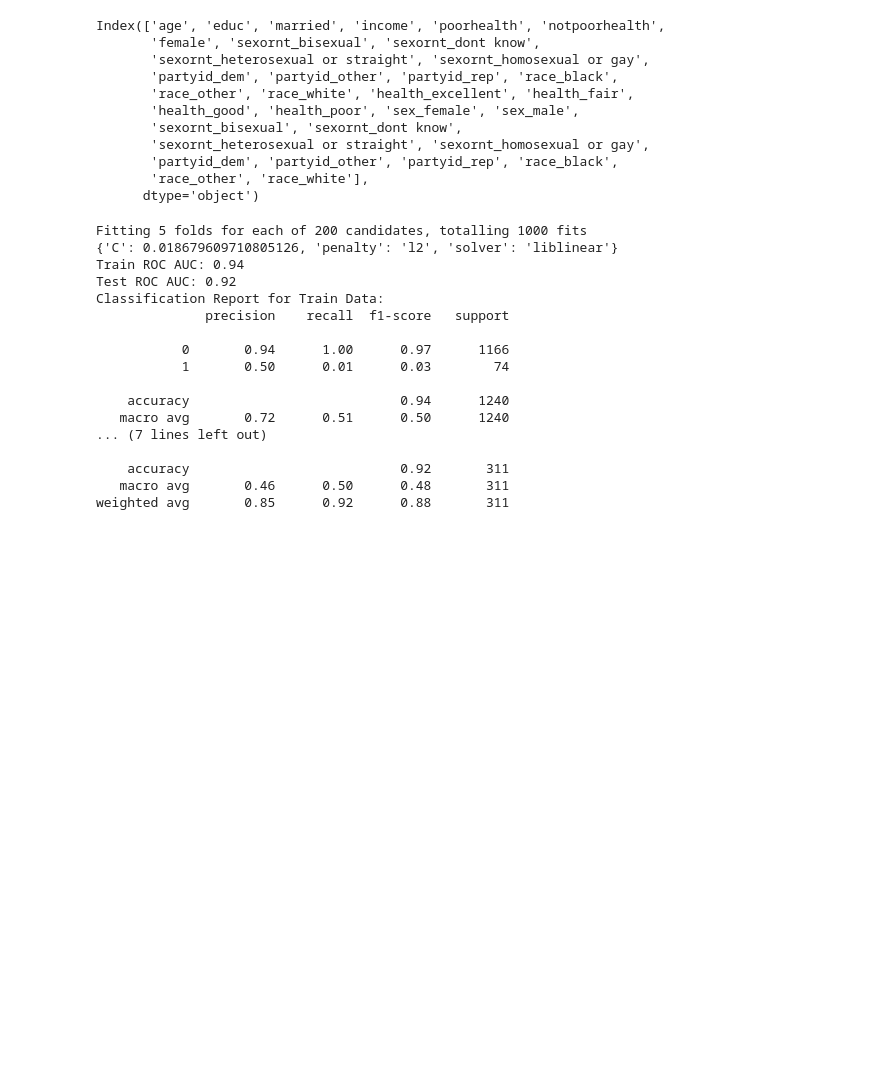
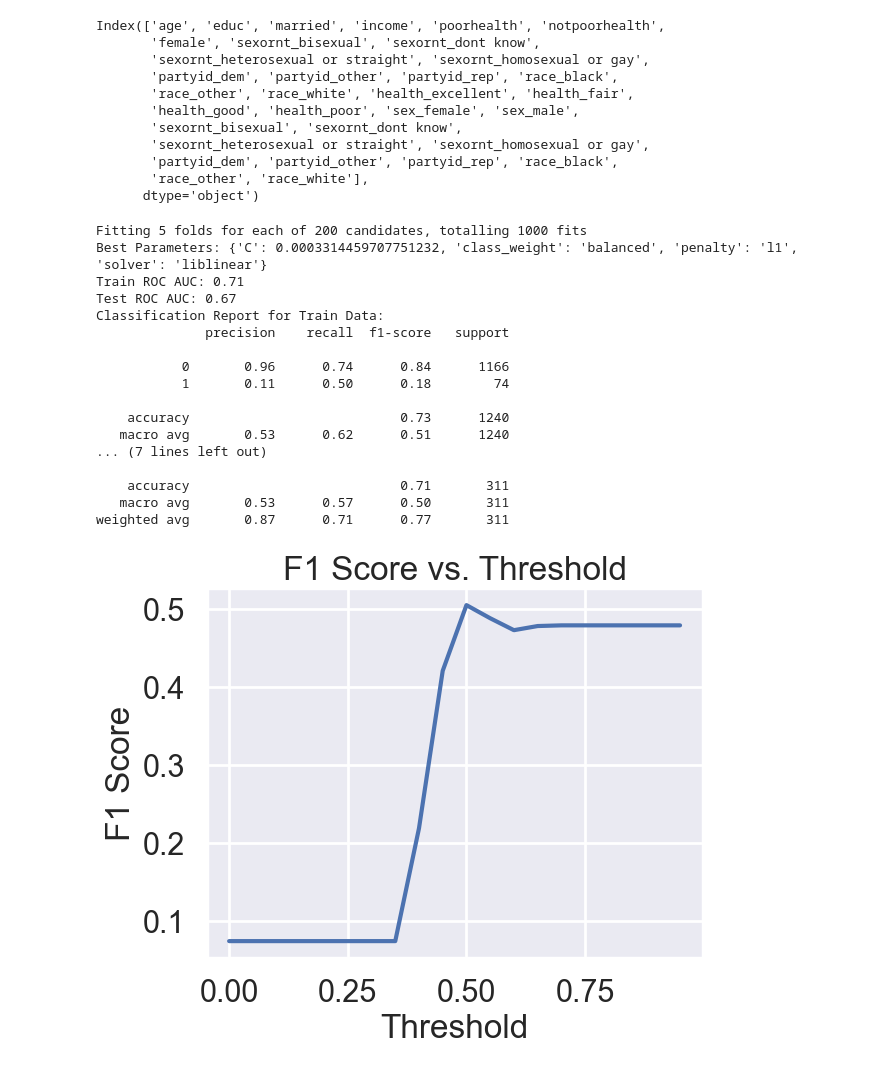
Before and after one commit to sebastians1999/KEN3450_Data_Analysis, a Jupyter notebook: Clinics/Clinic3/clinic3_empty.ipynb, the cells around one changed output. Drawn from its saved outputs; the diff is of its cells as text; code cells hidden in the pictures; blank space fills up the shorter version.

```diff
--- a/Clinics/Clinic3/clinic3_empty.ipynb
+++ b/Clinics/Clinic3/clinic3_empty.ipynb
@@ -973,24 +973,31 @@ Index(['age', 'educ', 'married', 'income', 'poorhealth', 'notpoorhealth',
        'race_other', 'race_white'],
       dtype='object')
 # %%
-from sklearn.metrics import classification_report
+from sklearn.linear_model import LogisticRegression
+from sklearn.model_selection import train_test_split, RandomizedSearchCV
+from sklearn.metrics import classification_report, roc_auc_score
 from scipy.stats import loguniform
 
-# create logistic regression model object, use hyperparameter tuning, random search and 5 CV
-
+# Define features and target
 X = data.drop(['poorhealth','notpoorhealth','health_excellent', 'health_fair',
-       'health_good', 'health_poor'], axis=1)
+               'health_good', 'health_poor'], axis=1)
 y = data['poorhealth']
 
+# Split the data
 X_train, X_test, y_train, y_test = train_test_split(X, y, test_size=0.2, random_state=42)
 
+# Initialize logistic regression model
 logit = LogisticRegression()
+
+# Define parameter distribution with class_weight option for imbalance handling
 param_dist = {
     "C": loguniform(1e-4, 1e4),
     "penalty": ["l1", "l2"],
-    "solver": ["liblinear"]
+    "solver": ["liblinear"],
+    "class_weight": [None, "balanced"]
 }
 
+# Setup RandomizedSearchCV with macro F1 scoring
 logit_random_search = RandomizedSearchCV(
     estimator=logit,
     param_distributions=param_dist,
@@ -999,22 +1006,26 @@ logit_random_search = RandomizedSearchCV(
     verbose=2,
     random_state=42,
     n_jobs=-1,
-    scoring='roc_auc'
+    scoring='f1_macro'
 )
 
+# Fit the randomized search on training data
 logit_random_search.fit(X_train, y_train)
 
+# Output the best parameters found
 best_params = logit_random_search.best_params_
-print(best_params)
+print("Best Parameters:", best_params)
 
+# Retrieve the best estimator
 best_logit = logit_random_search.best_estimator_
 
+# Generate predictions for train and test sets
 y_train_pred = best_logit.predict(X_train)
 y_test_pred = best_logit.predict(X_test)
 
-# Get ROC AUC score
-roc_auc_train = best_logit.score(X_train, y_train)
-roc_auc_test = best_logit.score(X_test, y_test)
+# Compute ROC AUC using predicted probabilities for the positive class
+roc_auc_train = roc_auc_score(y_train, best_logit.predict_proba(X_train)[:, 1])
+roc_auc_test = roc_auc_score(y_test, best_logit.predict_proba(X_test)[:, 1])
 
 print(f"Train ROC AUC: {roc_auc_train:.2f}")
 print(f"Test ROC AUC: {roc_auc_test:.2f}")
@@ -1026,19 +1037,36 @@ print("Classification Report for Test Data:")
 print(classification_report(y_test, y_test_pred))
 # %% [output]
 Fitting 5 folds for each of 200 candidates, totalling 1000 fits
-{'C': 0.018679609710805126, 'penalty': 'l2', 'solver': 'liblinear'}
-Train ROC AUC: 0.94
-Test ROC AUC: 0.92
+Best Parameters: {'C': 0.0003314459707751232, 'class_weight': 'balanced', 'penalty': 'l1', 'solver': 'liblinear'}
+Train ROC AUC: 0.71
+Test ROC AUC: 0.67
 Classification Report for Train Data:
               precision    recall  f1-score   support
 
-           0       0.94      1.00      0.97      1166
-           1       0.50      0.01      0.03        74
+           0       0.96      0.74      0.84      1166
+           1       0.11      0.50      0.18        74
 
-    accuracy                           0.94      1240
-   macro avg       0.72      0.51      0.50      1240
+    accuracy                           0.73      1240
+   macro avg       0.53      0.62      0.51      1240
 ... (7 lines left out)
 
-    accuracy                           0.92       311
-   macro avg       0.46      0.50      0.48       311
-weighted avg       0.85      0.92      0.88       311
+    accuracy                           0.71       311
+   macro avg       0.53      0.57      0.50       311
+weighted avg       0.87      0.71      0.77       311
+# %%
+# Test out the different thresholds for macro avg. f1 score
+thresholds = np.arange(0, 1.0, 0.05)
+f1_scores = []
+
+for threshold in thresholds:
+    y_pred = t_repredict(best_logit, threshold, X_test)
+    f1 = f1_score(y_test, y_pred, average='macro')
+    f1_scores.append(f1)
+
+plt.plot(thresholds, f1_scores)
+plt.xlabel("Threshold")
+plt.ylabel("F1 Score")
+plt.title("F1 Score vs. Threshold")
+plt.show()
+# %% [output]
+[figure, added]
```
